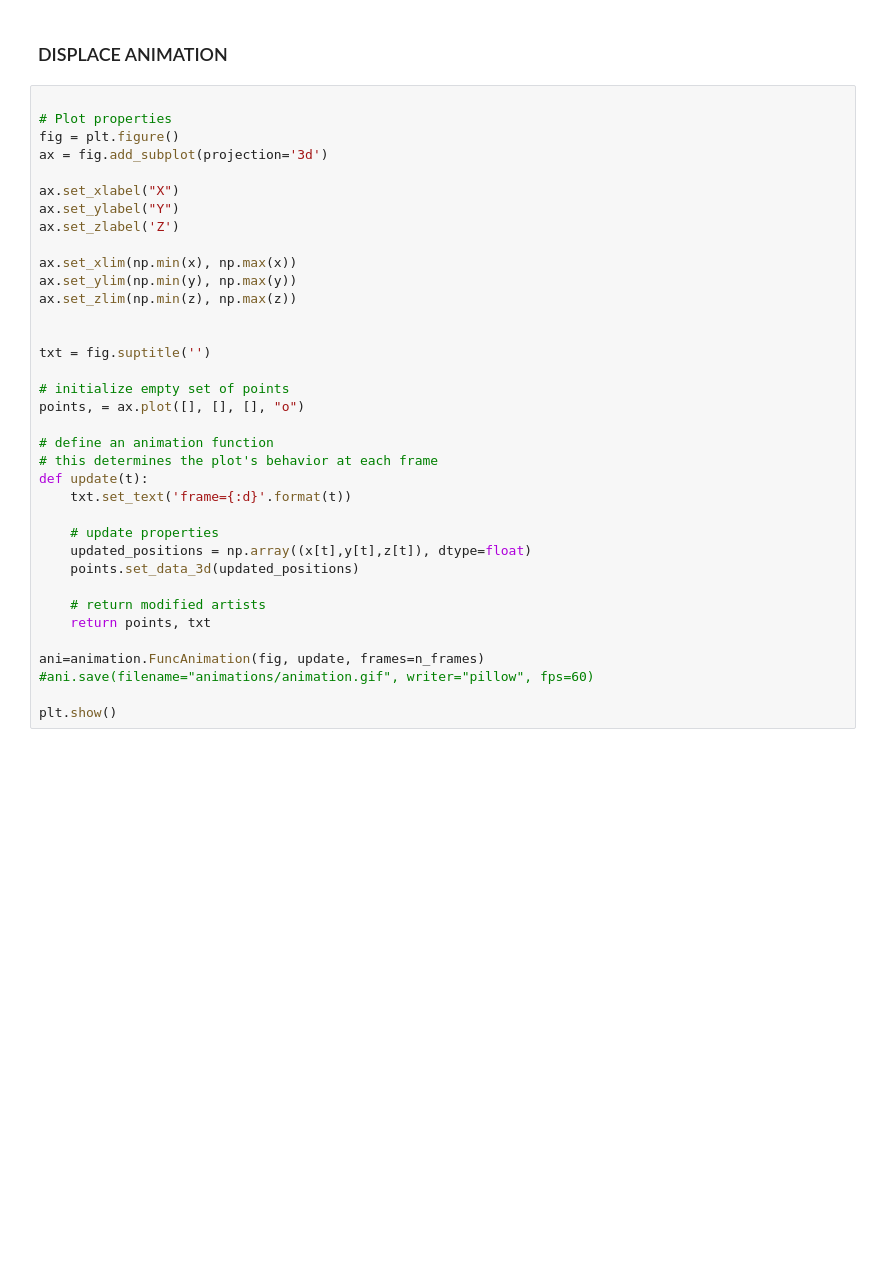
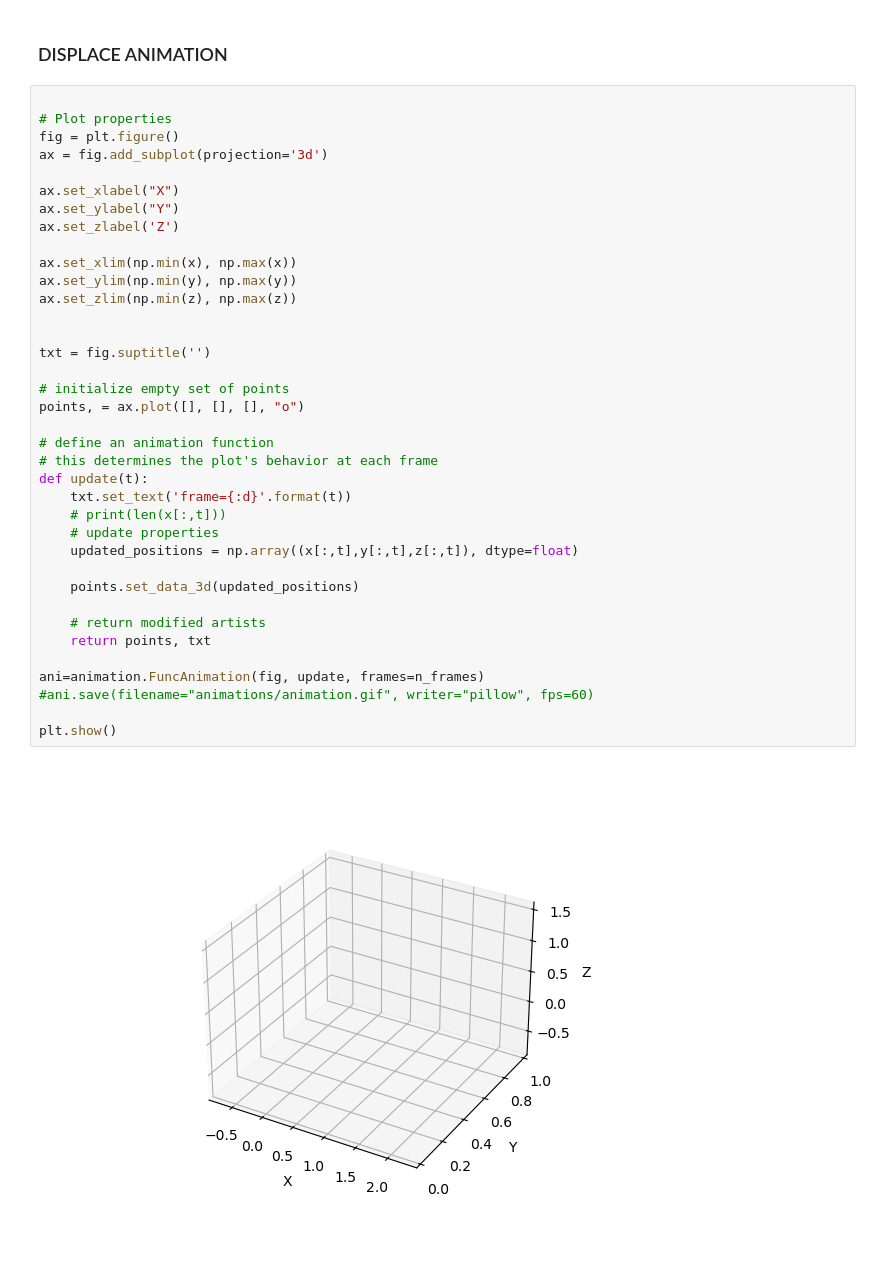
Before and after one commit to lorenzialessandro/CV-project, a Jupyter notebook: Task_1/notebook.ipynb, the cells around one changed output. Drawn from its saved outputs; the diff is of its cells as text; blank space fills up the shorter version.

```diff
--- a/Task_1/notebook.ipynb
+++ b/Task_1/notebook.ipynb
@@ -66,32 +61,35 @@ fig = plt.figure()
 ax = fig.add_subplot(projection='3d')
 
 ax.set_xlabel("X")
 ax.set_ylabel("Y")
 ax.set_zlabel('Z')
 
 ax.set_xlim(np.min(x), np.max(x))
 ax.set_ylim(np.min(y), np.max(y))
 ax.set_zlim(np.min(z), np.max(z))
 
 
 txt = fig.suptitle('')
 
 # initialize empty set of points
 points, = ax.plot([], [], [], "o")
 
 # define an animation function
 # this determines the plot's behavior at each frame
 def update(t):
     txt.set_text('frame={:d}'.format(t))
+    # print(len(x[:,t]))
+    # update properties
+    updated_positions = np.array((x[:,t],y[:,t],z[:,t]), dtype=float)
 
-    # update properties
-    updated_positions = np.array((x[t],y[t],z[t]), dtype=float)
     points.set_data_3d(updated_positions)
 
     # return modified artists
     return points, txt
 
 ani=animation.FuncAnimation(fig, update, frames=n_frames)
 #ani.save(filename="animations/animation.gif", writer="pillow", fps=60)
 
 plt.show()
+# %% [output]
+[figure, added]
```
Also changed, not shown: parts of 1 cell of this notebook.
